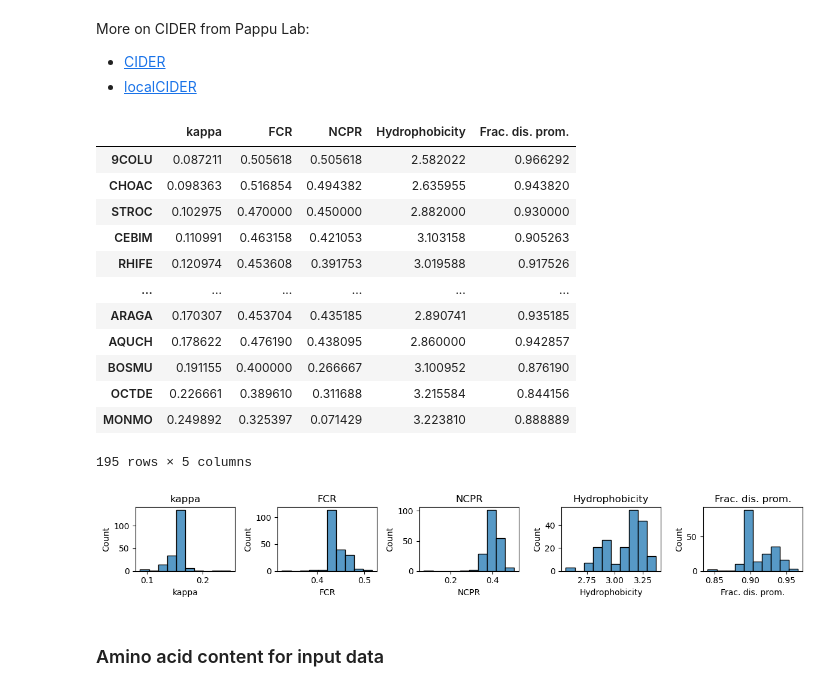
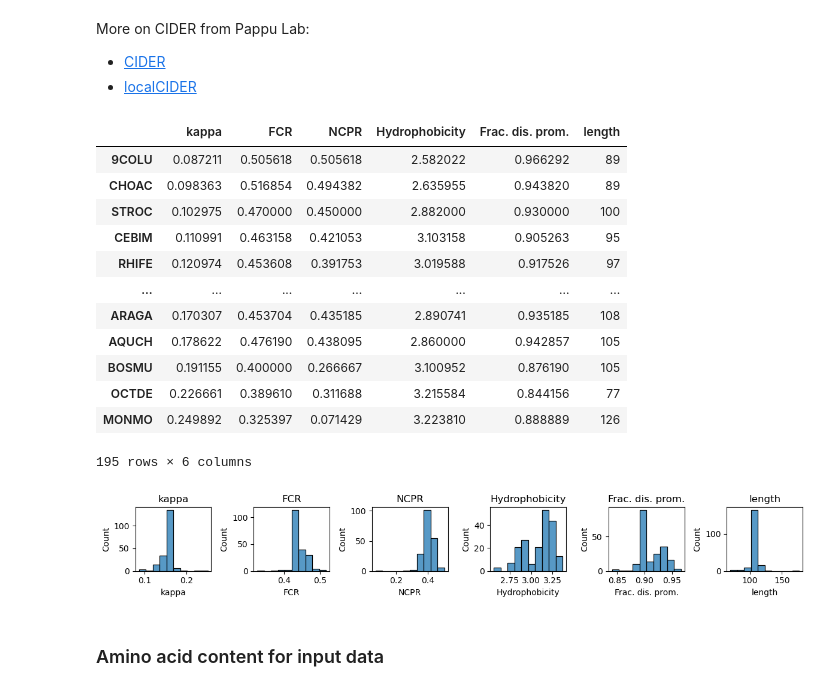
Before and after one commit to frederikespersen/OrthoIDP, a Jupyter notebook: Analysis.ipynb, the cells around one changed output. Drawn from its saved outputs; the diff is of its cells as text; code cells hidden in the pictures.

```diff
--- a/Analysis.ipynb
+++ b/Analysis.ipynb
@@ -20,2 +22,7 @@ import analyse_results
 # %% [markdown]
 ## Initial test runs
+# %%
+# Loading metadata
+initial = analyse_data.load_metadata('exp/initial/initial.json')
+
+initial
@@ -106,0 +89,5 @@ metadata = data.join(templates[['name', 'description', 'species']])
+# %%
+# Loading metadata
+ortho = analyse_data.load_metadata('exp/ortho/ortho.json')
+
+ortho
@@ -112,22 +113,24 @@ More on CIDER from Pappu Lab:
 - [localCIDER](http://pappulab.github.io/localCIDER/)
 # %%
 # Calculating parameters
-params = pd.concat([analyse_data.cider_parameters(cols['sequence'], name) for name, cols in metadata.iterrows()])
-metadata = metadata.join(params)
+params = analyse_data.cider_parameters(ortho['sequence'])
+
+# Adding length
+params['length'] = ortho['sequence'].str.len()
 
 # Presenting documentation and results
 params.sort_values(by='kappa')
 # %% [output]
-|  | kappa | FCR | NCPR | Hydrophobicity | Frac. dis. prom. |
-| 9COLU | 0.087211 | 0.505618 | 0.505618 | 2.582022 | 0.966292 |
-| CHOAC | 0.098363 | 0.516854 | 0.494382 | 2.635955 | 0.943820 |
-| STROC | 0.102975 | 0.470000 | 0.450000 | 2.882000 | 0.930000 |
-| CEBIM | 0.110991 | 0.463158 | 0.421053 | 3.103158 | 0.905263 |
-| RHIFE | 0.120974 | 0.453608 | 0.391753 | 3.019588 | 0.917526 |
-| ... | ... | ... | ... | ... | ... |
-| ARAGA | 0.170307 | 0.453704 | 0.435185 | 2.890741 | 0.935185 |
-| AQUCH | 0.178622 | 0.476190 | 0.438095 | 2.860000 | 0.942857 |
-| BOSMU | 0.191155 | 0.400000 | 0.266667 | 3.100952 | 0.876190 |
-| OCTDE | 0.226661 | 0.389610 | 0.311688 | 3.215584 | 0.844156 |
-| MONMO | 0.249892 | 0.325397 | 0.071429 | 3.223810 | 0.888889 |
+|  | kappa | FCR | NCPR | Hydrophobicity | Frac. dis. prom. | length |
+| 9COLU | 0.087211 | 0.505618 | 0.505618 | 2.582022 | 0.966292 | 89 |
+| CHOAC | 0.098363 | 0.516854 | 0.494382 | 2.635955 | 0.943820 | 89 |
+| STROC | 0.102975 | 0.470000 | 0.450000 | 2.882000 | 0.930000 | 100 |
+| CEBIM | 0.110991 | 0.463158 | 0.421053 | 3.103158 | 0.905263 | 95 |
+| RHIFE | 0.120974 | 0.453608 | 0.391753 | 3.019588 | 0.917526 | 97 |
+| ... | ... | ... | ... | ... | ... | ... |
+| ARAGA | 0.170307 | 0.453704 | 0.435185 | 2.890741 | 0.935185 | 108 |
+| AQUCH | 0.178622 | 0.476190 | 0.438095 | 2.860000 | 0.942857 | 105 |
+| BOSMU | 0.191155 | 0.400000 | 0.266667 | 3.100952 | 0.876190 | 105 |
+| OCTDE | 0.226661 | 0.389610 | 0.311688 | 3.215584 | 0.844156 | 77 |
+| MONMO | 0.249892 | 0.325397 | 0.071429 | 3.223810 | 0.888889 | 126 |
-195 rows × 5 columns
+195 rows × 6 columns
@@ -134,16 +141,16 @@ params.sort_values(by='kappa')
 # %%
 # Plotting CIDER parameters distribution
 fig, axes = plt.subplots(ncols=len(params.columns), figsize=(12,2))
 
 # Looping over subplots and parameters
 for ax, col in zip(axes, params.columns):
-    sns.histplot(data=metadata, x=col, bins=10, ax=ax)
+    sns.histplot(data=params, x=col, bins=10, ax=ax)
     ax.set_title(col)
 
 plt.tight_layout()
 plt.show()
 # %% [output]
-[figure, old version]
+[figure, new version]
 # %% [markdown]
 ### Amino acid content for input data
 # %%
```
Also changed, not shown: parts of 29 cells of this notebook, 1 other file.
